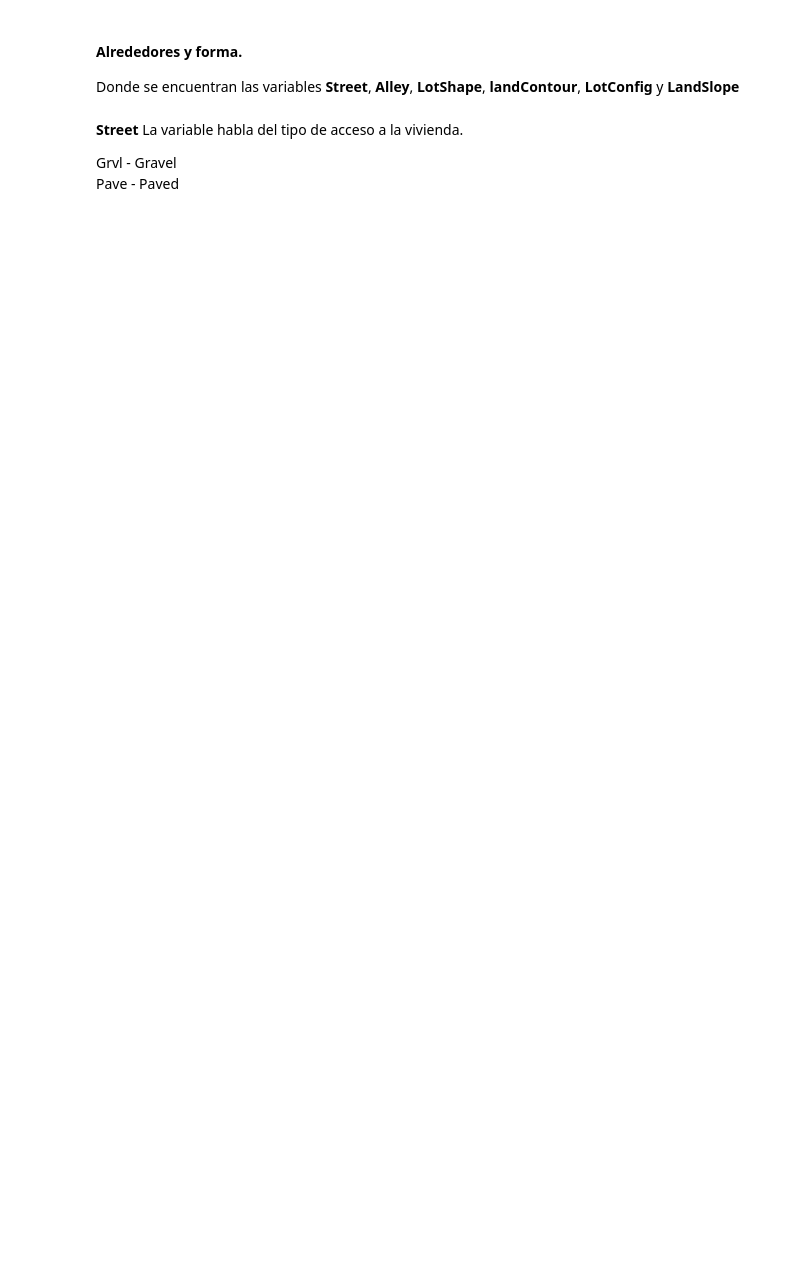
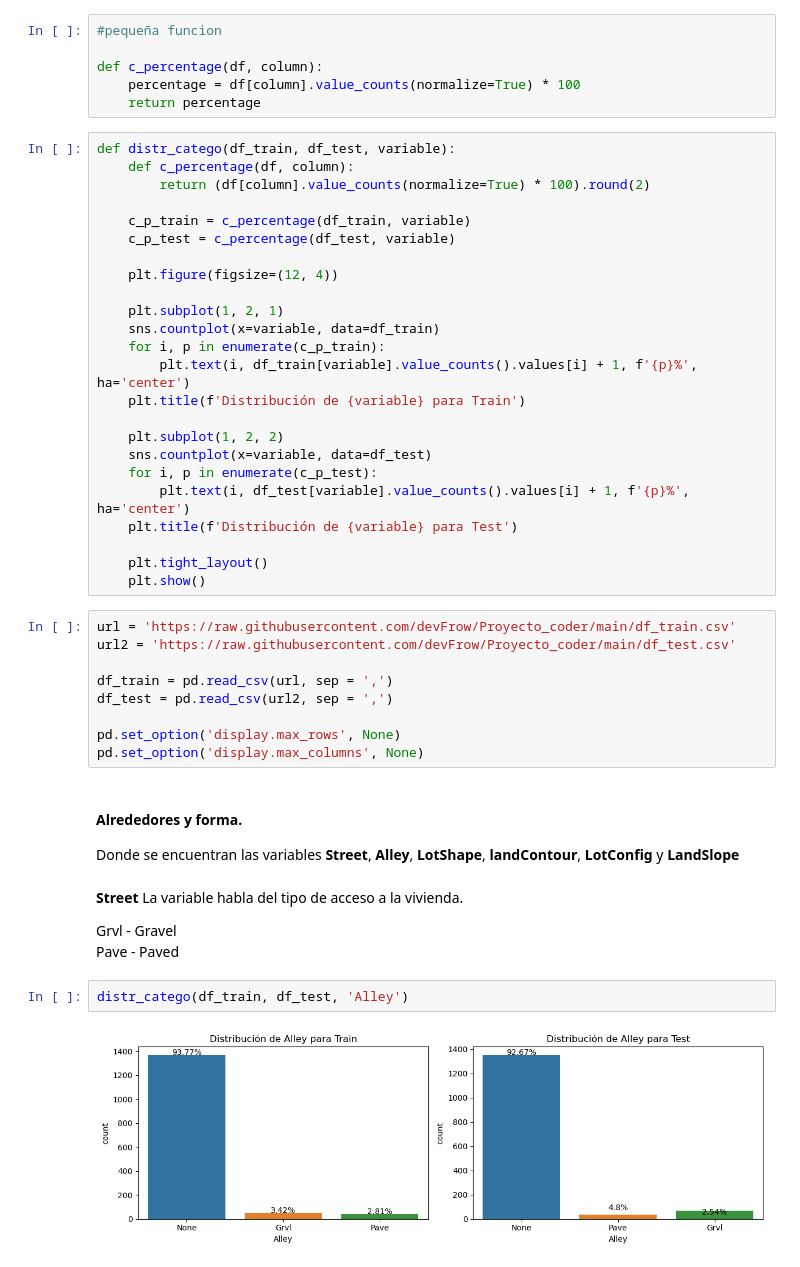
Before and after one commit to devFrow/Proyecto_coder, a Jupyter notebook: Proyecto_coder.ipynb, the cells around one changed output. Drawn from its saved outputs; the diff is of its cells as text; blank space fills up the shorter version.

```diff
--- a/Proyecto_coder.ipynb
+++ b/Proyecto_coder.ipynb
@@ -39,6 +39,45 @@ import numpy as np
 import matplotlib as mpl
 import matplotlib.pyplot as plt
 import seaborn as sns
+# %%
+#pequeña funcion
+
+def c_percentage(df, column):
+    percentage = df[column].value_counts(normalize=True) * 100
+    return percentage
+# %%
+def distr_catego(df_train, df_test, variable):
+    def c_percentage(df, column):
+        return (df[column].value_counts(normalize=True) * 100).round(2)
+
+    c_p_train = c_percentage(df_train, variable)
+    c_p_test = c_percentage(df_test, variable)
+
+    plt.figure(figsize=(12, 4))
+
+    plt.subplot(1, 2, 1)
+    sns.countplot(x=variable, data=df_train)
+    for i, p in enumerate(c_p_train):
+        plt.text(i, df_train[variable].value_counts().values[i] + 1, f'{p}%', ha='center')
+    plt.title(f'Distribución de {variable} para Train')
+
+    plt.subplot(1, 2, 2)
+    sns.countplot(x=variable, data=df_test)
+    for i, p in enumerate(c_p_test):
+        plt.text(i, df_test[variable].value_counts().values[i] + 1, f'{p}%', ha='center')
+    plt.title(f'Distribución de {variable} para Test')
+
+    plt.tight_layout()
+    plt.show()
+# %%
+url = 'https://raw.githubusercontent.com/devFrow/Proyecto_coder/main/df_train.csv'
+url2 = 'https://raw.githubusercontent.com/devFrow/Proyecto_coder/main/df_test.csv'
+
+df_train = pd.read_csv(url, sep = ',')
+df_test = pd.read_csv(url2, sep = ',')
+
+pd.set_option('display.max_rows', None)
+pd.set_option('display.max_columns', None)
 # %% [markdown]
 #### Alrededores y forma.
 
@@ -49,3 +88,7 @@ La variable habla del tipo de acceso a la vivienda.
 
 Grvl -	Gravel
 Pave -	Paved
+# %%
+distr_catego(df_train, df_test, 'Alley')
+# %% [output]
+[figure, added]
```
Also changed, not shown: parts of 4 cells of this notebook.
